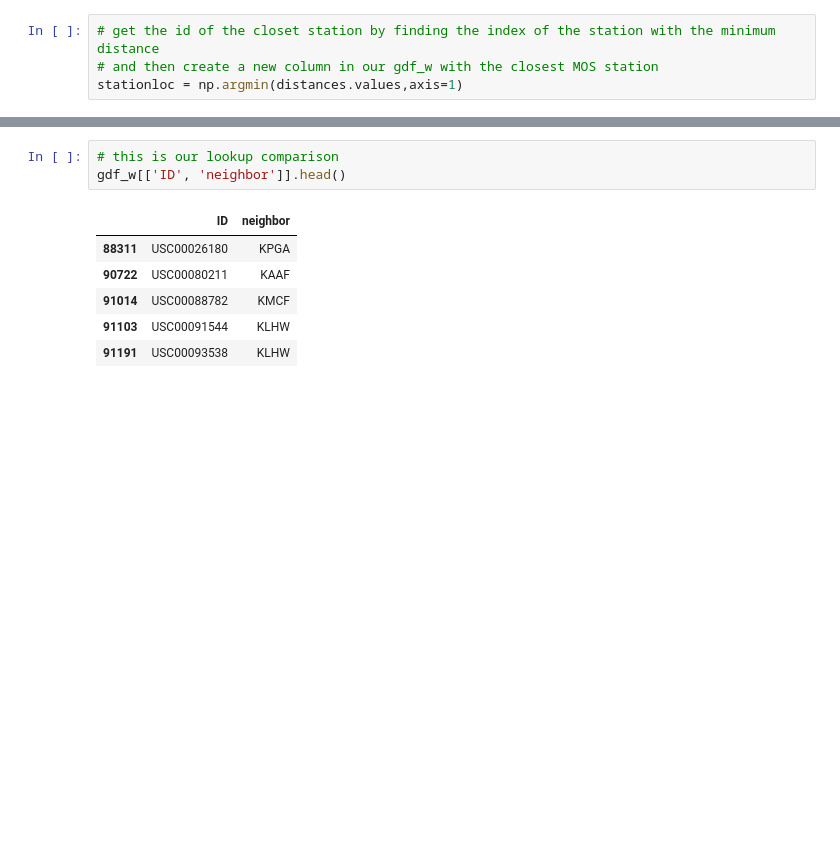
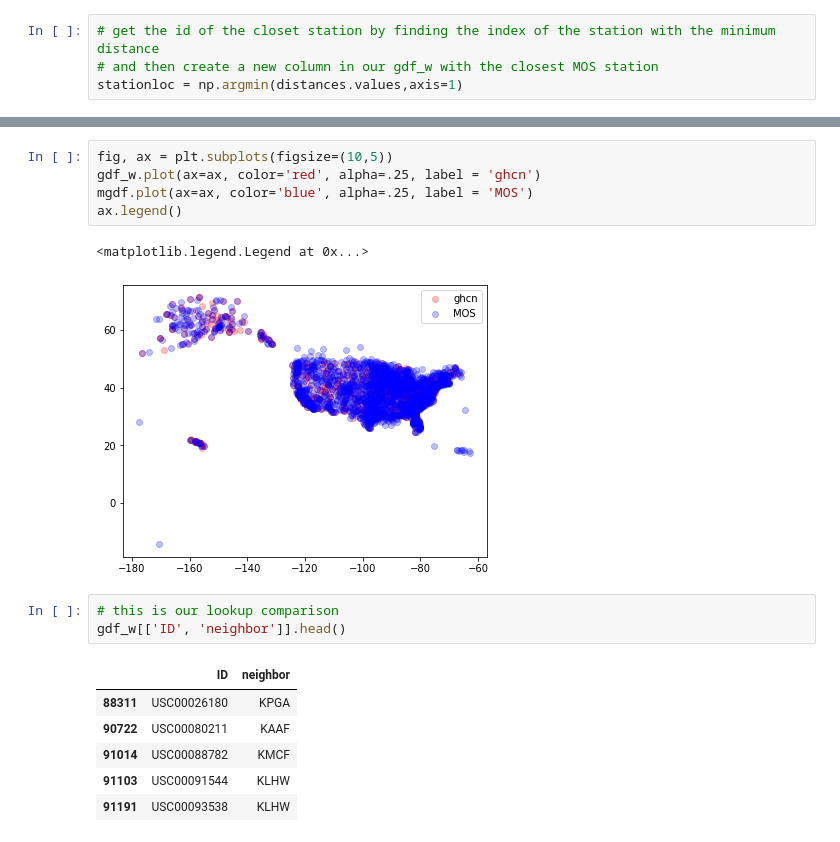
Before and after one commit to ccny-glasslab/mosparse, a Jupyter notebook: docs/station_lineup.ipynb, the cells around one changed output, grey strips where cells are left out. Cells and saved outputs as stored; diff of their text form; blank space fills up the shorter version.

```diff
--- a/docs/station_lineup.ipynb
+++ b/docs/station_lineup.ipynb
@@ -172,3 +183,11 @@ gdf_w['distance'] = distances.min(axis=1)
+# %%
+fig, ax = plt.subplots(figsize=(10,5))
+gdf_w.plot(ax=ax, color='red', alpha=.25, label = 'ghcn')
+mgdf.plot(ax=ax, color='blue', alpha=.25, label = 'MOS')
+ax.legend()
+# %% [output]
+<matplotlib.legend.Legend at 0x...>
+[figure, added]
 # %%
 # this is our lookup comparison
 gdf_w[['ID', 'neighbor']].head()
```
Also changed, not shown: parts of 14 cells of this notebook, 3 other files.
